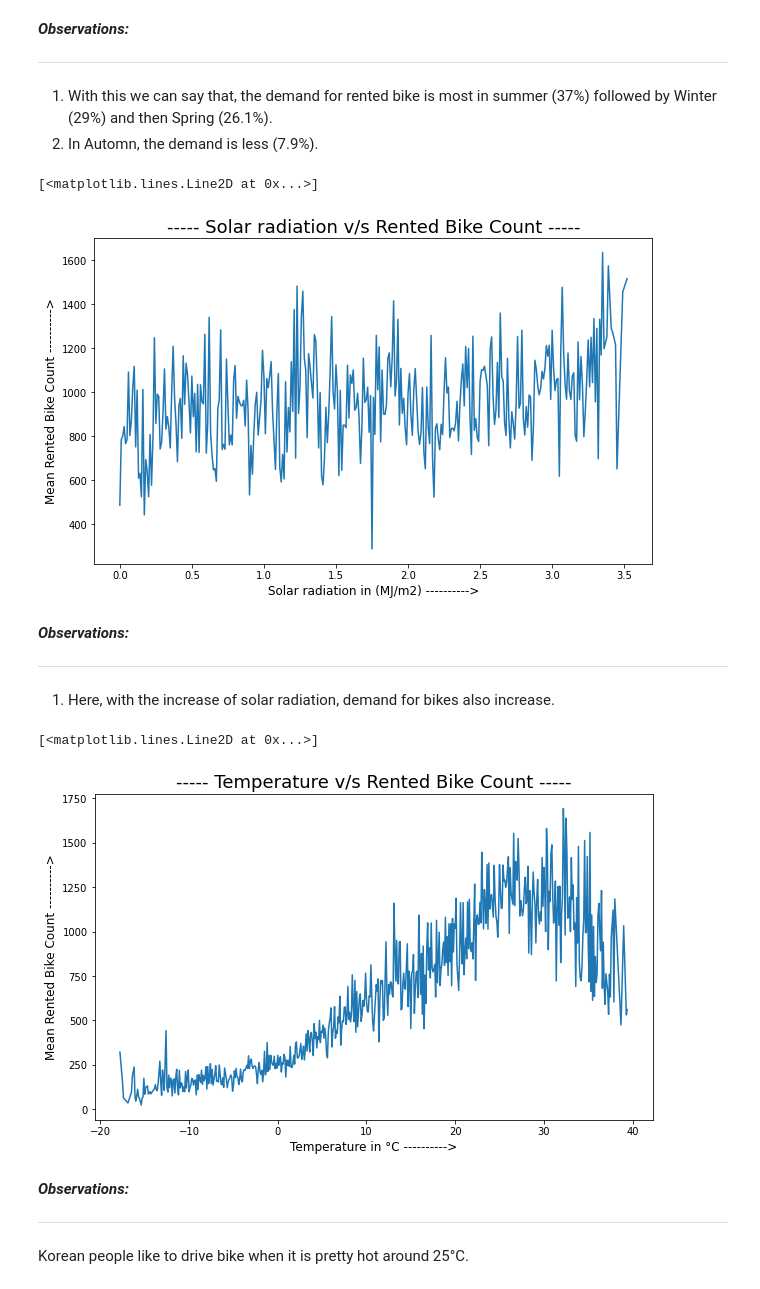
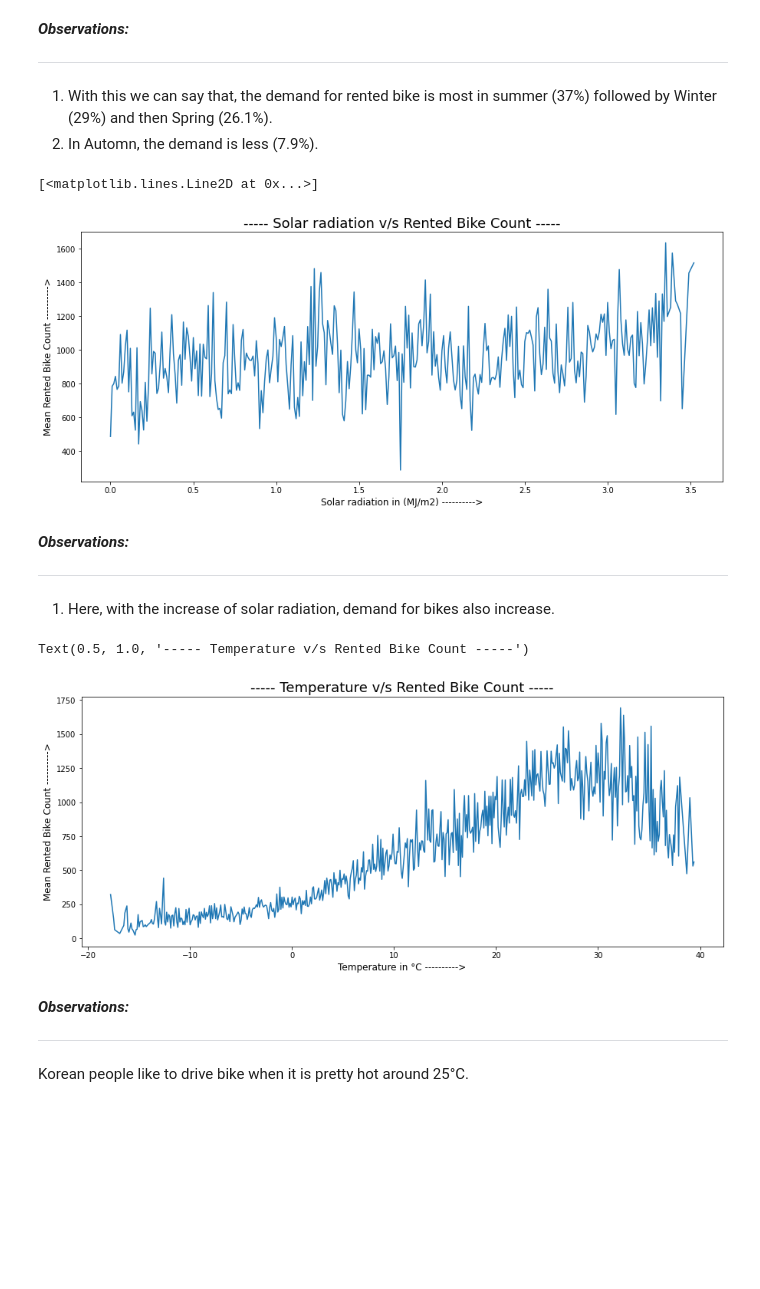
Before and after one commit to anupstar100/Seoul-Bike-Sharing-Demand-Prediction, a Jupyter notebook: SML_Capstone_Project_Bike_Sharing_Demand_Prediction_Capstone_Project.ipynb, the cells around one changed output. Cells and saved outputs as stored; diff of their text form; code cells hidden in the pictures; blank space fills up the shorter version.

```diff
--- a/SML_Capstone_Project_Bike_Sharing_Demand_Prediction_Capstone_Project.ipynb
+++ b/SML_Capstone_Project_Bike_Sharing_Demand_Prediction_Capstone_Project.ipynb
@@ -335,14 +333,14 @@ plt.pie(df.groupby('Seasons').sum()['Rented Bike Count'], labels = df.Seasons.un
 2. In Automn, the demand is less (7.9%).
 # %%
 # VISUALIZING THE TOTAL RENTED BIKES COUNT WITH RESPECT TO SOLAR RADIATION
-plt.figure(figsize = (10, 6))
+plt.figure(figsize = (15, 6))
 plt.xlabel('Solar radiation in (MJ/m2) ---------->', size = 12)
 plt.ylabel('Mean Rented Bike Count ---------->', size = 12)
 plt.title('----- Solar radiation v/s Rented Bike Count -----', size = 18)
 plt.plot(df.groupby('Solar Radiation (MJ/m2)').mean()['Rented Bike Count'])
 # %% [output]
 [<matplotlib.lines.Line2D at 0x...>]
-[figure, old version]
+[figure, new version]
 # %% [markdown]
 ***Observations:***
 
@@ -350,14 +348,16 @@ plt.plot(df.groupby('Solar Radiation (MJ/m2)').mean()['Rented Bike Count'])
 1. Here, with the increase of solar radiation, demand for bikes also increase.
 # %%
 # VISUALIZING THE TOTAL RENTED BIKES COUNT WITH RESPECT TO TEMPERATURE
-plt.figure(figsize = (10, 6))
+plt.figure(figsize = (15, 6))
+
+plt.plot(df.groupby('Temperature(°C)').mean()['Rented Bike Count'])
+
 plt.xlabel('Temperature in °C ---------->', size = 12)
 plt.ylabel('Mean Rented Bike Count ---------->', size = 12)
 plt.title('----- Temperature v/s Rented Bike Count -----', size = 18)
-plt.plot(df.groupby('Temperature(°C)').mean()['Rented Bike Count'])
 # %% [output]
-[<matplotlib.lines.Line2D at 0x...>]
+Text(0.5, 1.0, '----- Temperature v/s Rented Bike Count -----')
-[figure, old version]
+[figure, new version]
 # %% [markdown]
 ***Observations:***
 
```
Also changed, not shown: parts of 16 cells of this notebook.
